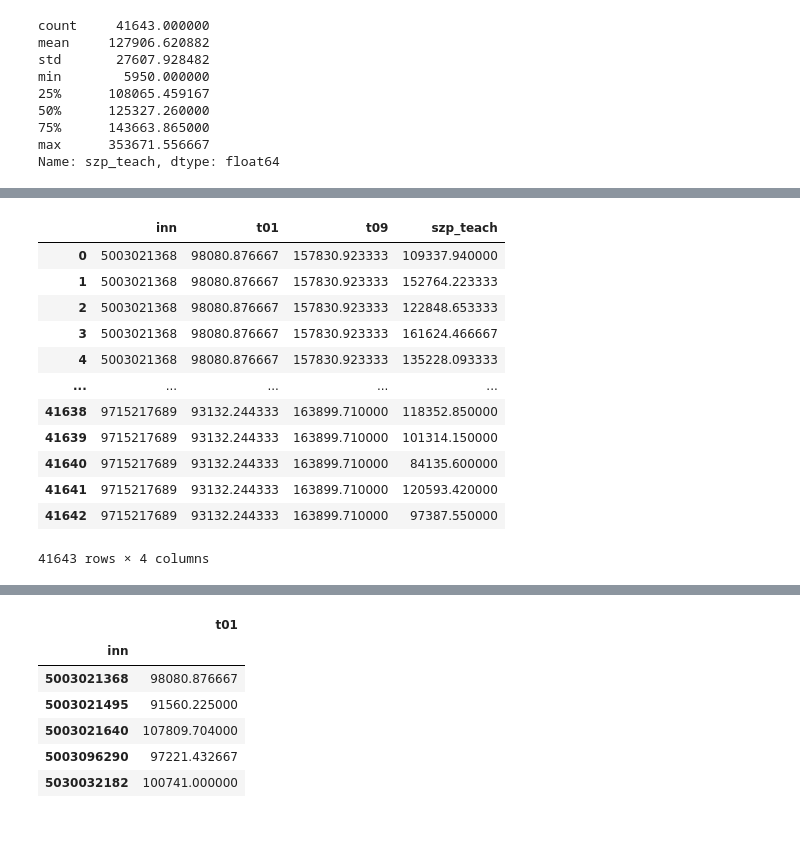
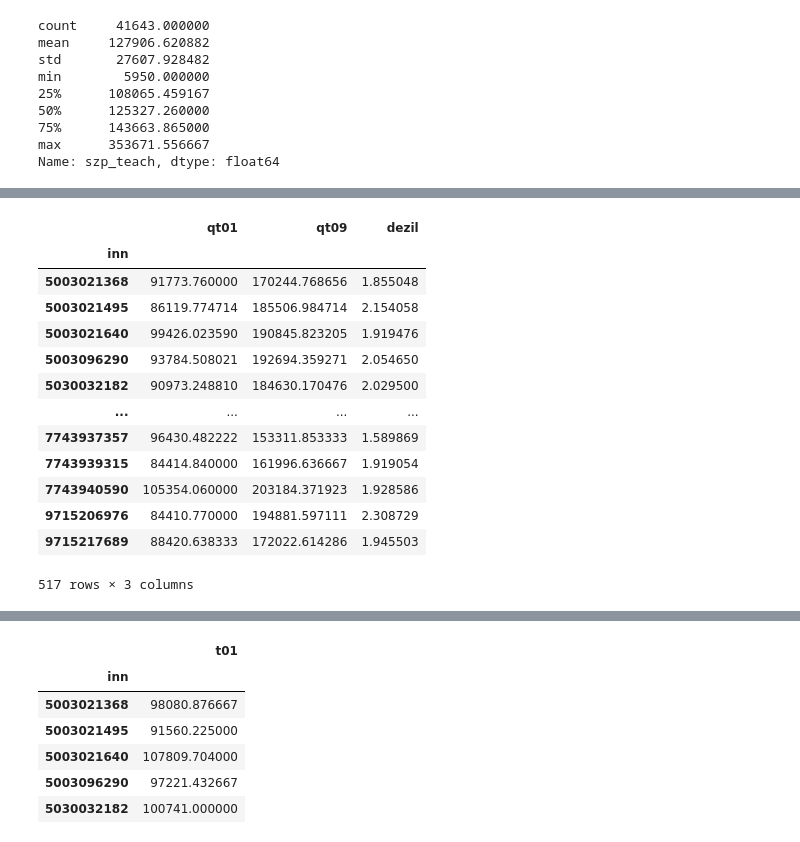
Before and after one commit to Mr-Maxraw/cfo-parser, a Jupyter notebook: counting/szp.ipynb, the cells around one changed output, grey strips where cells are left out. Saved outputs shown, nothing was run; the diff lists cells and outputs as text; code cells hidden in the pictures.

```diff
--- a/counting/szp.ipynb
+++ b/counting/szp.ipynb
@@ -21,9 +21,10 @@ def to_double(row, f_name):
 def load_data(file):
     df = pd.read_excel(path_to_data + file + '.xlsx')
     df.stv = df.apply(lambda row: to_double(row, 'stv'), axis=1)
-    sample = df[((df.stv >= 1.0) & (df.status == 'Работа') & (df.day == 1) & (df.type == 'Основное место работы')) | (df.type == 'Внутреннее совместительство')]
-    sums = sample.iloc[:, [0,1,2,3]].groupby(['inn', 'snils']).sum().reset_index()
+    sample = df[(df.type == 'Основное место работы') | (df.type == 'Внутреннее совместительство')]
+    sums = sample.iloc[:, [0,1,2,3]].groupby(['inn', 'snils']).sum().reset_index().groupby('snils').max().reset_index()
     sums = pd.merge(sums, sample[sample.type == 'Основное место работы'], how='left', on='snils')
+    sums = sums[(sums.stv >= 1.0) & (sums.status == 'Работа') & (sums.day == 1)]
     sums = sums[['inn_x', 'snils', 'sum_x', 'stv', 'job']].drop_duplicates(['inn_x', 'snils', 'sum_x'])
     sums = sums.rename(columns = {'inn_x': 'inn', 'sum_x': 'sum_' + file, 'job':'job_' + file, 'stv': 'stv_' + file})
     return sums
@@ -160,6 +161,8 @@ isp
  'Учитель-логопед',
  'Помощник воспитателя',
  'Младший воспитатель']
+# %%
+vosp = ['Старший воспитатель', 'Младший воспитатель', 'Воспитатель']
 # %%
 def szp_ped(row, months):
     sum_szp = 0
@@ -182,7 +185,20 @@ def szp_teach(row, months):
     if cnt == 0 or row['job_' + months[-1]] != 'Учитель':
         return np.nan
     return sum_szp / cnt
+# %%
+def szp_vosp(row, months):
+    sum_szp = 0
+    cnt = 0
+    for month in months:
+        if row['job_' + month] in vosp:
+            cnt += 1
+            sum_szp += row['sum_' + month]
+    if cnt == 0 or row['job_' + months[-1]] not in vosp:
+        return np.nan
+    return sum_szp / cnt
 # %%
 res['szp_ped'] = res.apply(lambda row: szp_ped(row, months), axis=1)
 # %%
 res['szp_teach'] = res.apply(lambda row: szp_teach(row, months), axis=1)
+# %%
+res['szp_vosp'] = res.apply(lambda row: szp_vosp(row, months), axis=1)
@@ -390,22 +490,25 @@ res[res.snils == '150-388-362 61']
 # %%
 t01 = res[res.szp_teach.isna() == False][['inn', 'szp_teach']].groupby('inn').quantile(0.1).rename(columns={'szp_teach': 't01'})
 t09 = res[res.szp_teach.isna() == False][['inn', 'szp_teach']].groupby('inn').quantile(0.9).rename(columns={'szp_teach': 't09'})
 qt = pd.merge(t01, t09, how='right', on='inn')
 qt = pd.merge(qt, res[res.szp_teach.isna() == False][['inn', 'snils', 'szp_teach']], how='left', on='inn')
 qt['qt01'] = qt.apply(lambda row: qt01(row), axis=1)
 qt['qt09'] = qt.apply(lambda row: qt09(row), axis=1)
-#val_2_6 = pd.DataFrame()
+val_2_6 = qt[['inn', 'qt01', 'qt09']].groupby('inn').mean()
+val_2_6['dezil'] = val_2_6.qt09 / val_2_6.qt01
+val_2_6
 # %% [output]
-|  | inn | t01 | t09 | szp_teach |
-| 0 | 5003021368 | 98080.876667 | 157830.923333 | 109337.940000 |
-| 1 | 5003021368 | 98080.876667 | 157830.923333 | 152764.223333 |
-| 2 | 5003021368 | 98080.876667 | 157830.923333 | 122848.653333 |
-| 3 | 5003021368 | 98080.876667 | 157830.923333 | 161624.466667 |
-| 4 | 5003021368 | 98080.876667 | 157830.923333 | 135228.093333 |
-| ... | ... | ... | ... | ... |
-| 41638 | 9715217689 | 93132.244333 | 163899.710000 | 118352.850000 |
-| 41639 | 9715217689 | 93132.244333 | 163899.710000 | 101314.150000 |
-| 41640 | 9715217689 | 93132.244333 | 163899.710000 | 84135.600000 |
-| 41641 | 9715217689 | 93132.244333 | 163899.710000 | 120593.420000 |
-| 41642 | 9715217689 | 93132.244333 | 163899.710000 | 97387.550000 |
+|  | qt01 | qt09 | dezil |
+| inn |  |  |  |
+| 5003021368 | 91773.760000 | 170244.768656 | 1.855048 |
+| 5003021495 | 86119.774714 | 185506.984714 | 2.154058 |
+| 5003021640 | 99426.023590 | 190845.823205 | 1.919476 |
+| 5003096290 | 93784.508021 | 192694.359271 | 2.054650 |
+| 5030032182 | 90973.248810 | 184630.170476 | 2.029500 |
+| ... | ... | ... | ... |
+| 7743937357 | 96430.482222 | 153311.853333 | 1.589869 |
+| 7743939315 | 84414.840000 | 161996.636667 | 1.919054 |
+| 7743940590 | 105354.060000 | 203184.371923 | 1.928586 |
+| 9715206976 | 84410.770000 | 194881.597111 | 2.308729 |
+| 9715217689 | 88420.638333 | 172022.614286 | 1.945503 |
-41643 rows × 4 columns
+517 rows × 3 columns
```
Also changed, not shown: parts of 32 cells of this notebook, 1 other file.
